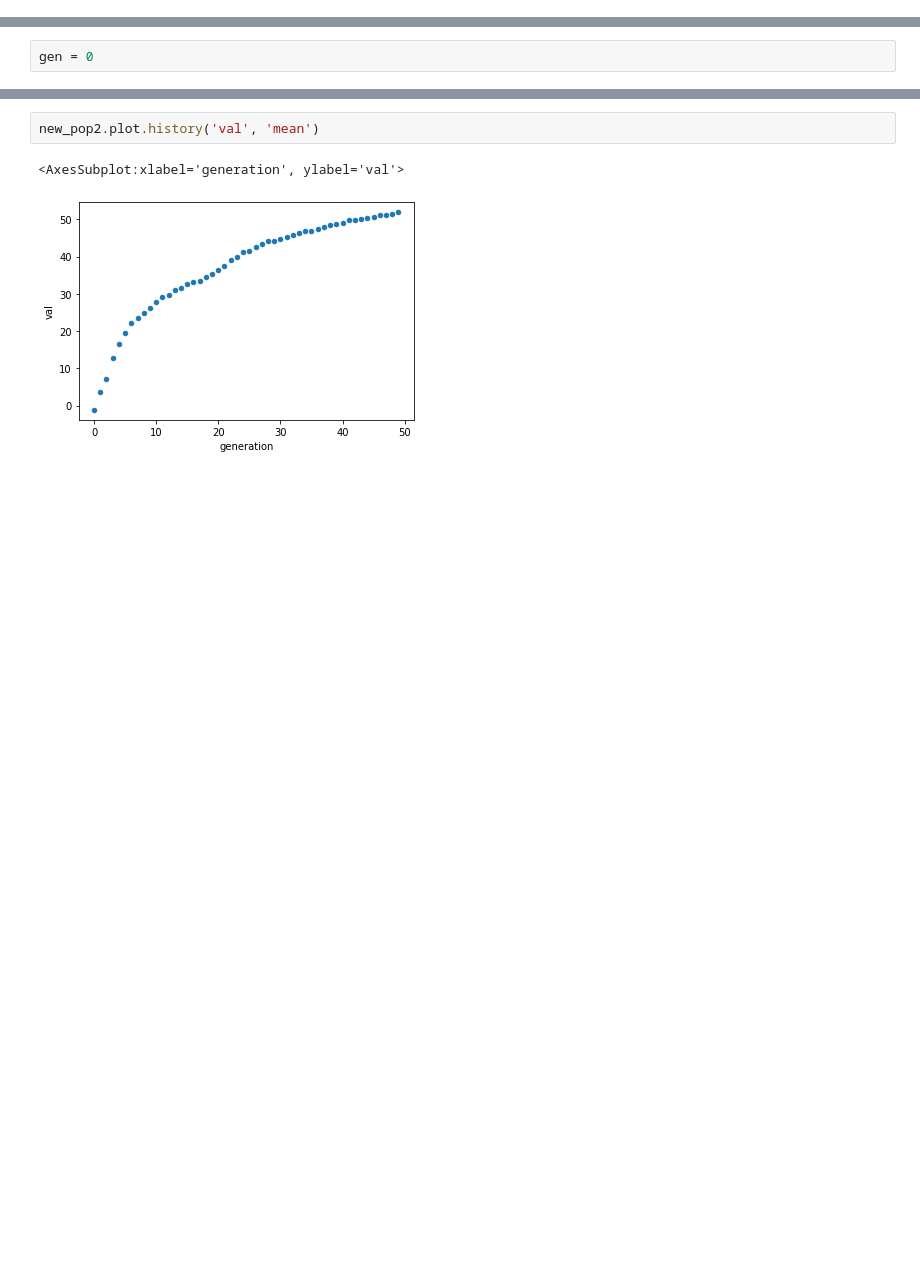
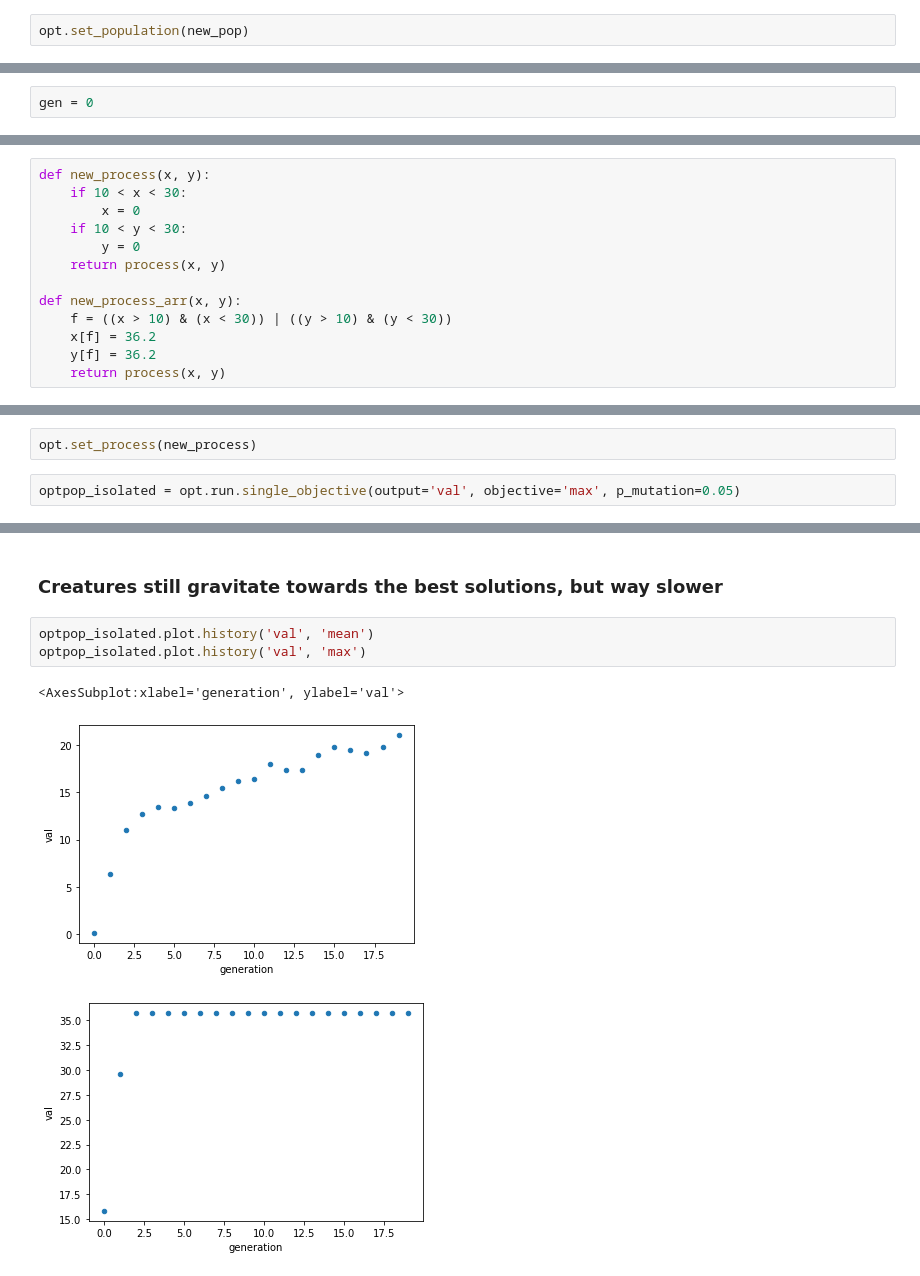
Before and after one commit to vczoni/lamarck, a Jupyter notebook: docs/notebooks/local max.ipynb, the cells around one changed output, grey strips where cells are left out. Drawn from its saved outputs; the diff is of its cells as text; blank space fills up the shorter version.

```diff
--- a/docs/notebooks/local max.ipynb
+++ b/docs/notebooks/local max.ipynb
@@ -159,2 +112,4 @@ for _ in pbar:
+# %%
+opt.set_population(new_pop)
 # %% [markdown]
 ## WITHOUT Mutation
@@ -204,0 +152,13 @@ ax.figure
+# %%
+def new_process(x, y):
+    if 10 < x < 30:
+        x = 0
+    if 10 < y < 30:
+        y = 0
+    return process(x, y)
+
+def new_process_arr(x, y):
+    f = ((x > 10) & (x < 30)) | ((y > 10) & (y < 30))
+    x[f] = 36.2
+    y[f] = 36.2
+    return process(x, y)
@@ -204,0 +177,4 @@ ax.figure
+# %%
+opt.set_process(new_process)
+# %%
+optpop_isolated = opt.run.single_objective(output='val', objective='max', p_mutation=0.05)
@@ -205,5 +193,9 @@ ax.figure
+# %% [markdown]
+### Creatures still gravitate towards the best solutions, but way slower
 # %%
-new_pop2.plot.history('val', 'mean')
+optpop_isolated.plot.history('val', 'mean')
+optpop_isolated.plot.history('val', 'max')
 # %% [output]
 <AxesSubplot:xlabel='generation', ylabel='val'>
-[figure, old version]
+[figure, new version]
+[figure, added]
```
Also changed, not shown: parts of 48 cells of this notebook, 17 other files.
